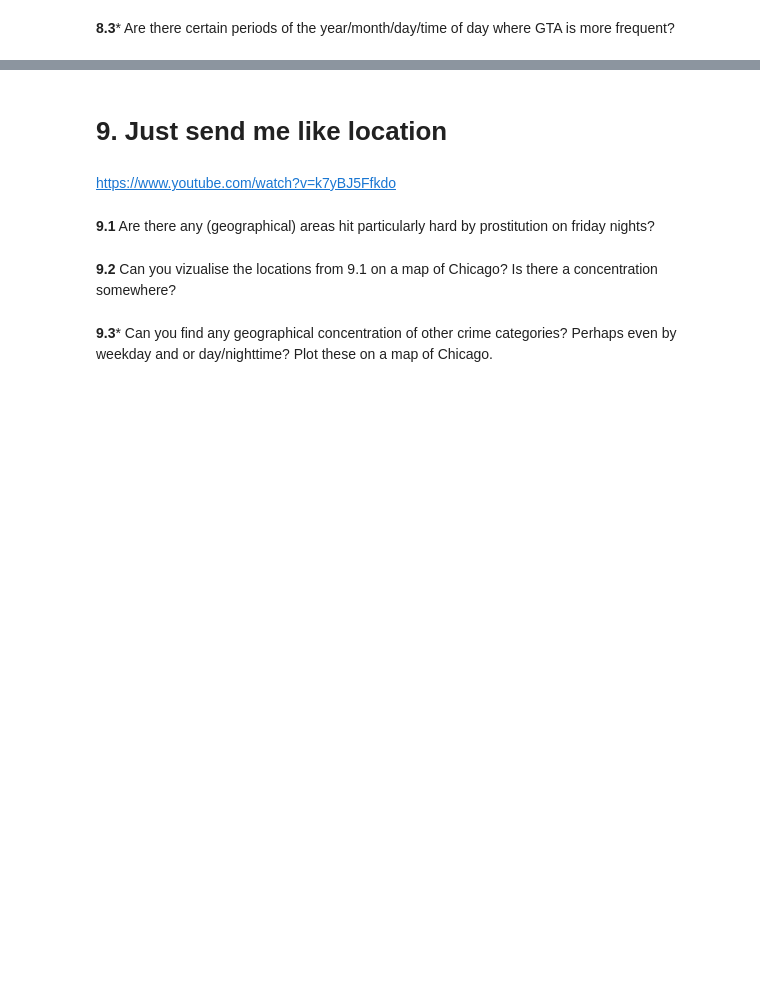
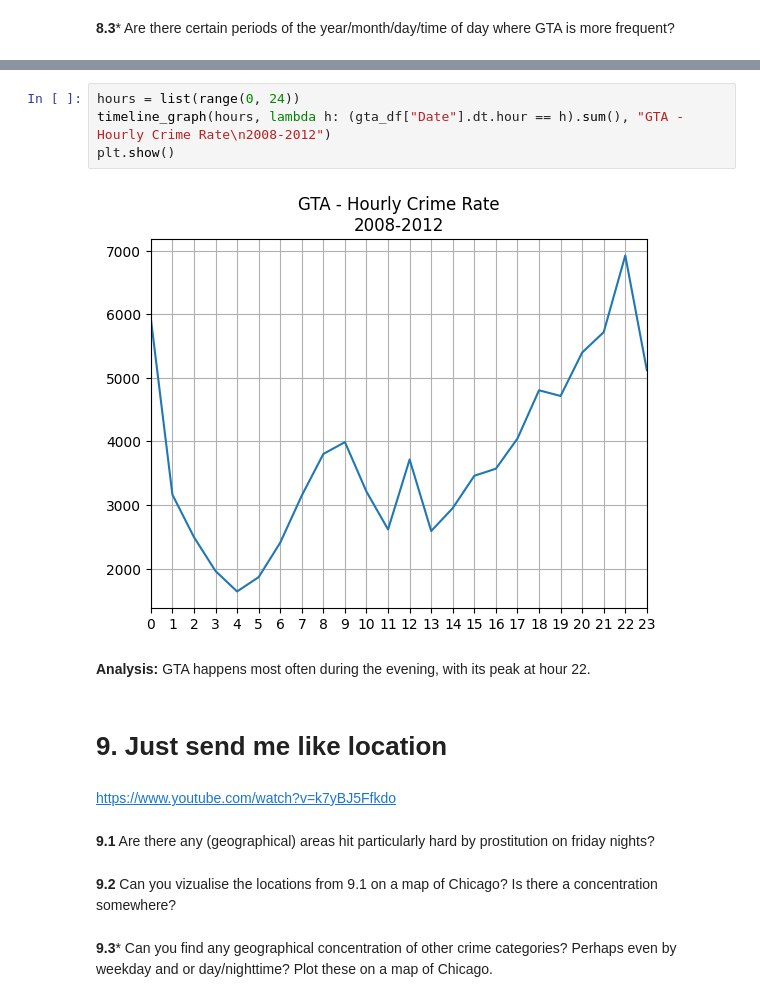
Before and after one commit to SVMino53/aiM24_Databehandling_Inlamning, a Jupyter notebook: chicago.ipynb, the cells around one changed output, grey strips where cells are left out. Drawn from its saved outputs; the diff is of its cells as text; blank space fills up the shorter version.

```diff
--- a/chicago.ipynb
+++ b/chicago.ipynb
@@ -505,3 +677,11 @@ Sunday is a trend breaker - wherein the number of recorded crimes are higher dur
+# %%
+hours = list(range(0, 24))
+timeline_graph(hours, lambda h: (gta_df["Date"].dt.hour == h).sum(), "GTA - Hourly Crime Rate\n2008-2012")
+plt.show()
+# %% [output]
+[figure, added]
+# %% [markdown]
+**Analysis:** GTA happens most often during the evening, with its peak at hour 22.
 # %% [markdown]
 # 9. Just send me like location
 # %% [markdown]
```
Also changed, not shown: parts of 25 cells of this notebook.
